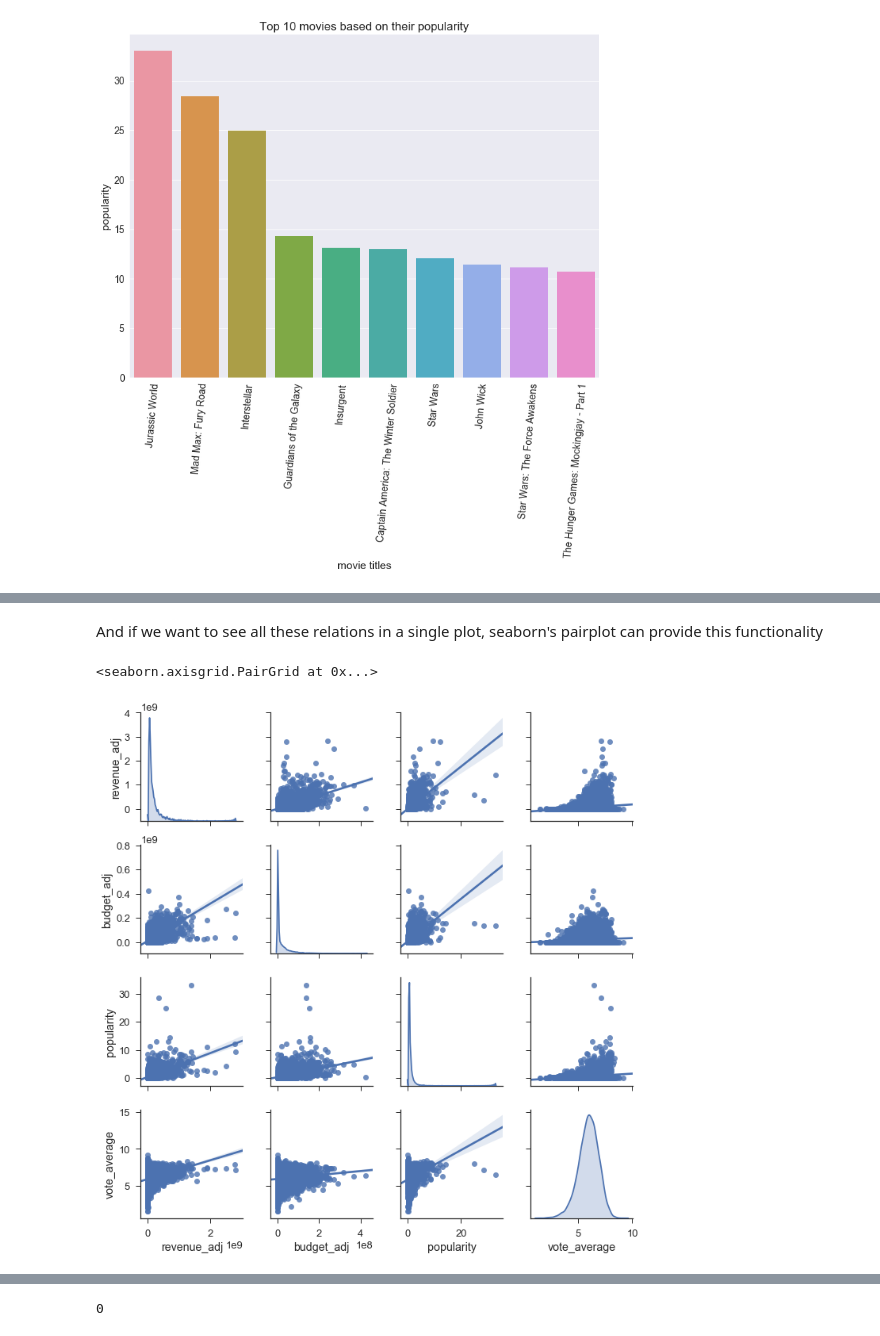
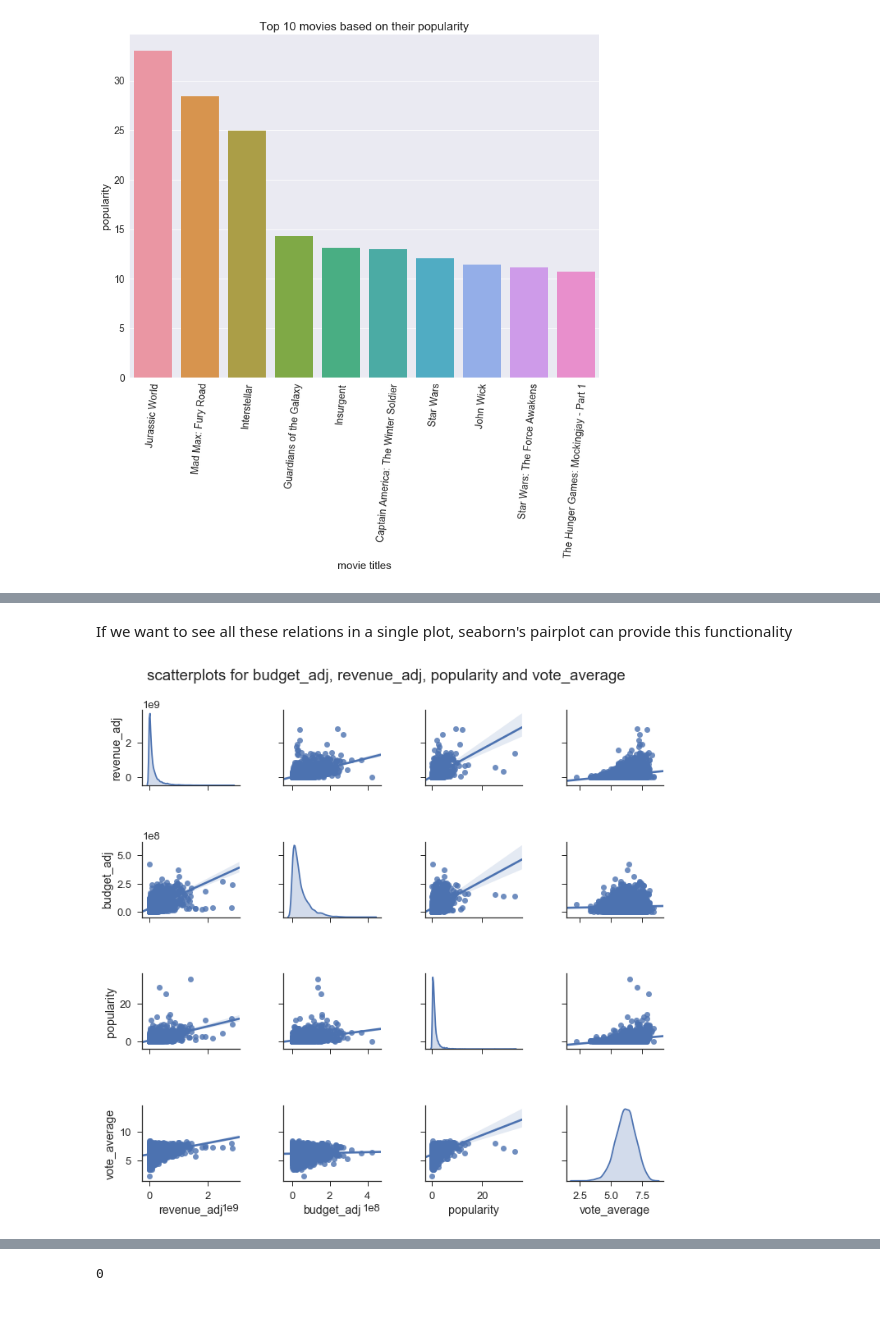
Before and after one commit to praxitelisk/DAND-P1-Investigate-a-Dataset, a Jupyter notebook: Investigate_a_Dataset.ipynb, the cells around one changed output, grey strips where cells are left out. Saved outputs shown, nothing was run; the diff lists cells and outputs as text; code cells hidden in the pictures.

```diff
--- a/Investigate_a_Dataset.ipynb
+++ b/Investigate_a_Dataset.ipynb
@@ -90,11 +90,16 @@ data.head(7)
 In this part a trivial data cleaning will be performed. The columns that were selected for the preprocessing will be used for following cells below.
 # %%
 ########################################
-###removing nan values from cast, keeping only movies, that has cast
+###removing nan values from cast column, keeping only movies, that has casted actors
+###also removing rows where revenue_adj and budget_adj is equal to zero
 ####################################
+
 
 data = data[data["cast"].isnull() == False]
 data = data[data["genres"].isnull() == False]
+
+data = data[data.budget_adj != 0]
+data = data[data.revenue_adj != 0]
 # %% [markdown]
 ---------------------------------------------------------------------------------------------
 # %% [markdown]
@@ -478,10 +518,11 @@ f6 = sns.jointplot(x = "popularity", y = "vote_average", kind = "scatter", data
 # %% [markdown]
-And if we want to see all these relations in a single plot, seaborn's pairplot can provide this functionality
+If we want to see all these relations in a single plot, seaborn's pairplot can provide this functionality
 # %%
-sns.pairplot(aux_df, kind="reg", diag_kind="kde", diag_kws=dict(shade=True))
+f1 = sns.pairplot(aux_df, kind="reg", diag_kind="kde", diag_kws=dict(shade=True))
+f1.fig.suptitle('scatterplots for budget_adj, revenue_adj, popularity and vote_average\n')
+f1.fig.tight_layout(rect=[0, 0.03, 1, 0.95])
 # %% [output]
-<seaborn.axisgrid.PairGrid at 0x...>
-[figure, old version]
+[figure, new version]
 # %% [markdown]
 <a id='conclusions'></a>
 ## Conclusions
```
Also changed, not shown: parts of 33 cells of this notebook, 1 other file.
